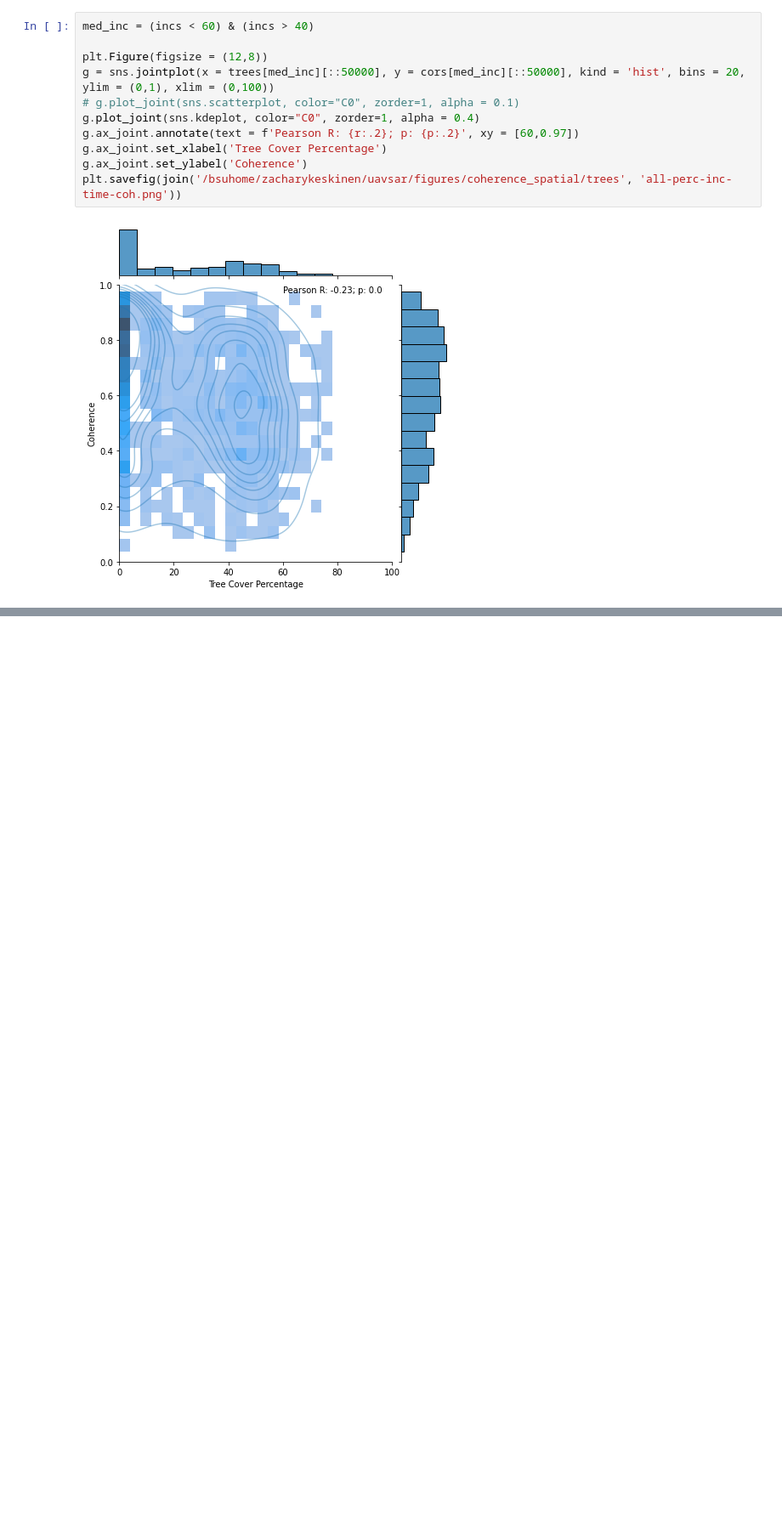
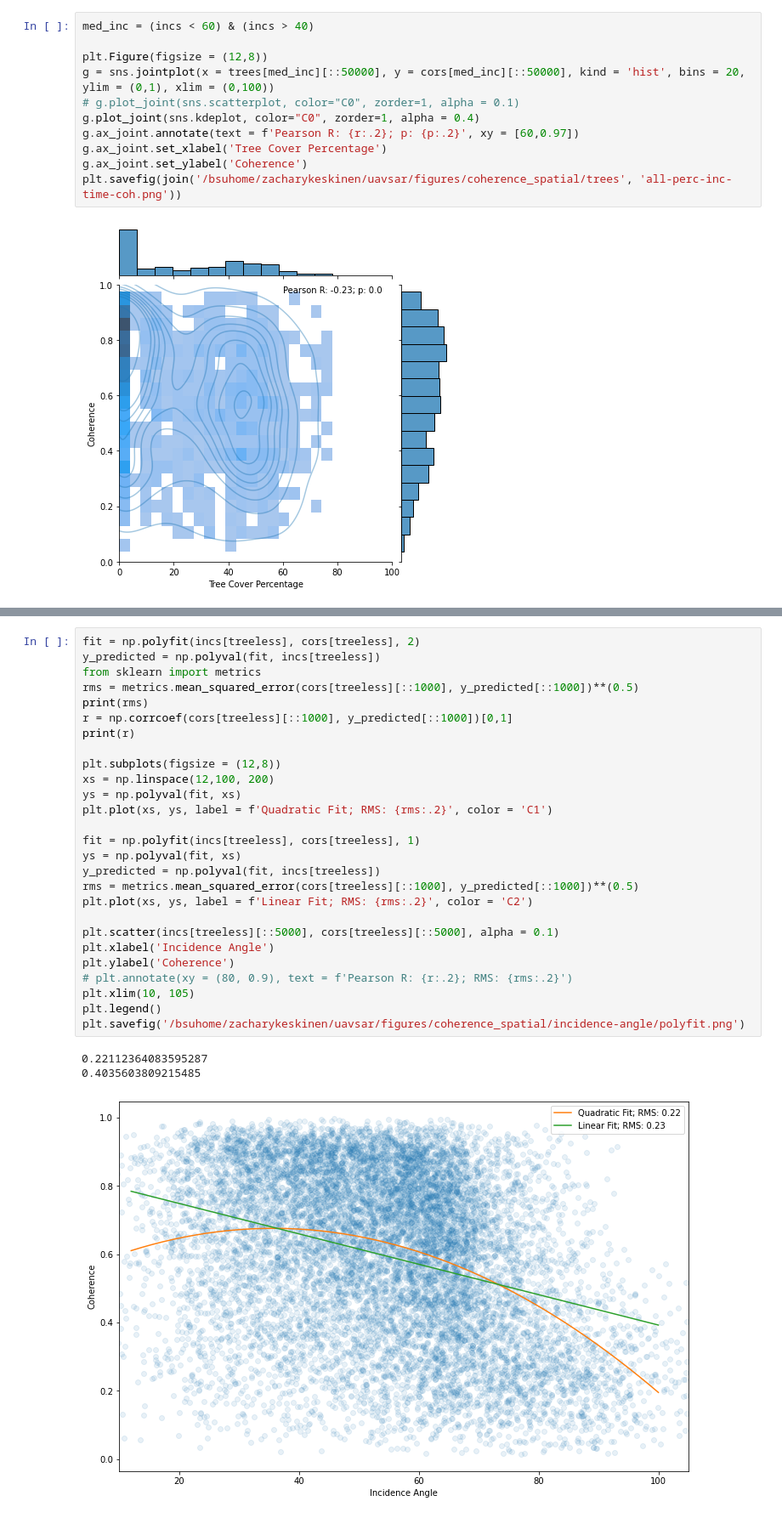
Before and after one commit to ZachHoppinen/uavsar, a Jupyter notebook: src/coherence/spatial_coherence/trees/all-trees.ipynb, the cells around one changed output, grey strips where cells are left out. Shown at 85% size. Drawn from its saved outputs; the diff is of its cells as text; blank space fills up the shorter version.

```diff
--- a/src/coherence/spatial_coherence/trees/all-trees.ipynb
+++ b/src/coherence/spatial_coherence/trees/all-trees.ipynb
@@ -330,0 +352,31 @@ plt.savefig(join('/bsuhome/zacharykeskinen/uavsar/figures/coherence_spatial/tree
+# %%
+fit = np.polyfit(incs[treeless], cors[treeless], 2)
+y_predicted = np.polyval(fit, incs[treeless])
+from sklearn import metrics
+rms = metrics.mean_squared_error(cors[treeless][::1000], y_predicted[::1000])**(0.5)
+print(rms)
+r = np.corrcoef(cors[treeless][::1000], y_predicted[::1000])[0,1]
+print(r)
+
+plt.subplots(figsize = (12,8))
+xs = np.linspace(12,100, 200)
+ys = np.polyval(fit, xs)
+plt.plot(xs, ys, label = f'Quadratic Fit; RMS: {rms:.2}', color = 'C1')
+
+fit = np.polyfit(incs[treeless], cors[treeless], 1)
+ys = np.polyval(fit, xs)
+y_predicted = np.polyval(fit, incs[treeless])
+rms = metrics.mean_squared_error(cors[treeless][::1000], y_predicted[::1000])**(0.5)
+plt.plot(xs, ys, label = f'Linear Fit; RMS: {rms:.2}', color = 'C2')
+
+plt.scatter(incs[treeless][::5000], cors[treeless][::5000], alpha = 0.1)
+plt.xlabel('Incidence Angle')
+plt.ylabel('Coherence')
+# plt.annotate(xy = (80, 0.9), text = f'Pearson R: {r:.2}; RMS: {rms:.2}')
+plt.xlim(10, 105)
+plt.legend()
+plt.savefig('/bsuhome/zacharykeskinen/uavsar/figures/coherence_spatial/incidence-angle/polyfit.png')
+# %% [output]
+0.22112364083595287
+0.4035603809215485
+[figure, added]
```
Also changed, not shown: parts of 6 cells of this notebook, 5 other files.
